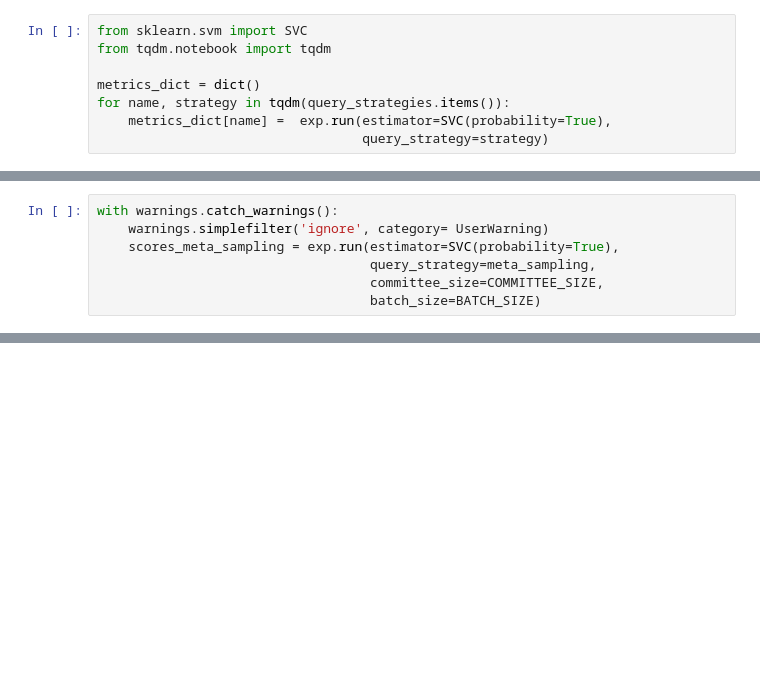
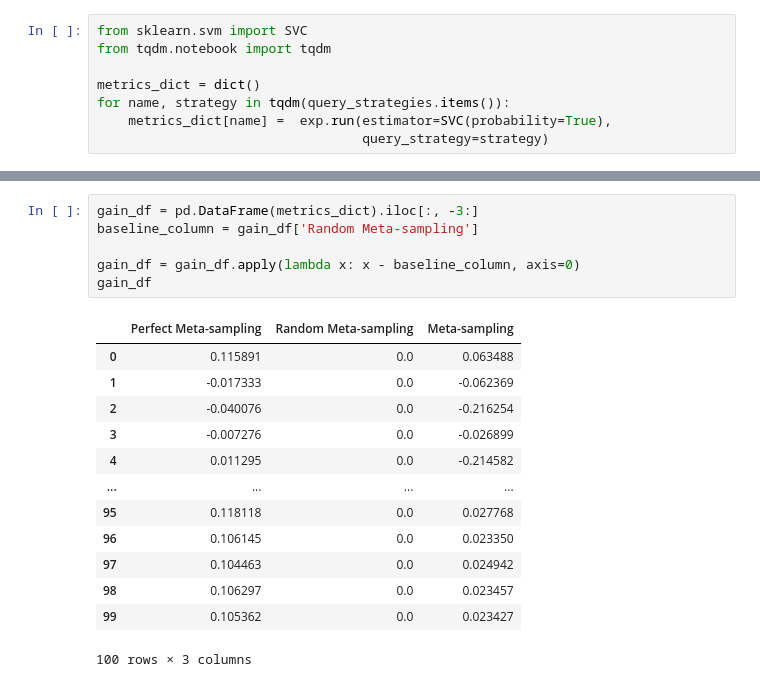
Before and after one commit to gscnogueira/meta-active-learning, a Jupyter notebook: notebooks/experiments/meta_strategy.ipynb, the cells around one changed output, grey strips where cells are left out. Drawn from its saved outputs; the diff is of its cells as text; blank space fills up the shorter version.

```diff
--- a/notebooks/experiments/meta_strategy.ipynb
+++ b/notebooks/experiments/meta_strategy.ipynb
@@ -218,7 +235,0 @@ Testando método proposto
-# %%
-with warnings.catch_warnings():
-    warnings.simplefilter('ignore', category= UserWarning)
-    scores_meta_sampling = exp.run(estimator=SVC(probability=True),
-                                   query_strategy=meta_sampling,
-                                   committee_size=COMMITTEE_SIZE,
-                                   batch_size=BATCH_SIZE)
@@ -245,0 +263,20 @@ ax.set_xscale('log', base=2)
+# %%
+gain_df = pd.DataFrame(metrics_dict).iloc[:, -3:]
+baseline_column = gain_df['Random Meta-sampling']
+
+gain_df = gain_df.apply(lambda x: x - baseline_column, axis=0)
+gain_df
+# %% [output]
+|  | Perfect Meta-sampling | Random Meta-sampling | Meta-sampling |
+| 0 | 0.115891 | 0.0 | 0.063488 |
+| 1 | -0.017333 | 0.0 | -0.062369 |
+| 2 | -0.040076 | 0.0 | -0.216254 |
+| 3 | -0.007276 | 0.0 | -0.026899 |
+| 4 | 0.011295 | 0.0 | -0.214582 |
+| ... | ... | ... | ... |
+| 95 | 0.118118 | 0.0 | 0.027768 |
+| 96 | 0.106145 | 0.0 | 0.023350 |
+| 97 | 0.104463 | 0.0 | 0.024942 |
+| 98 | 0.106297 | 0.0 | 0.023457 |
+| 99 | 0.105362 | 0.0 | 0.023427 |
+100 rows × 3 columns
```
Also changed, not shown: parts of 18 cells of this notebook.
